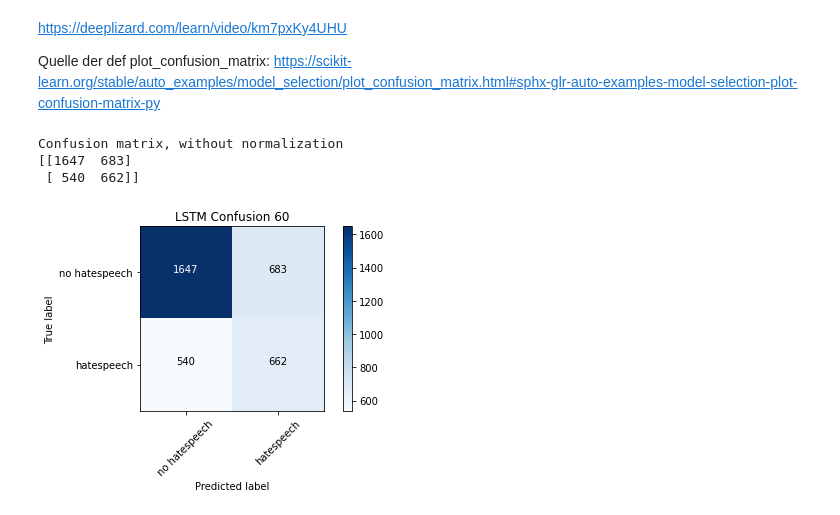
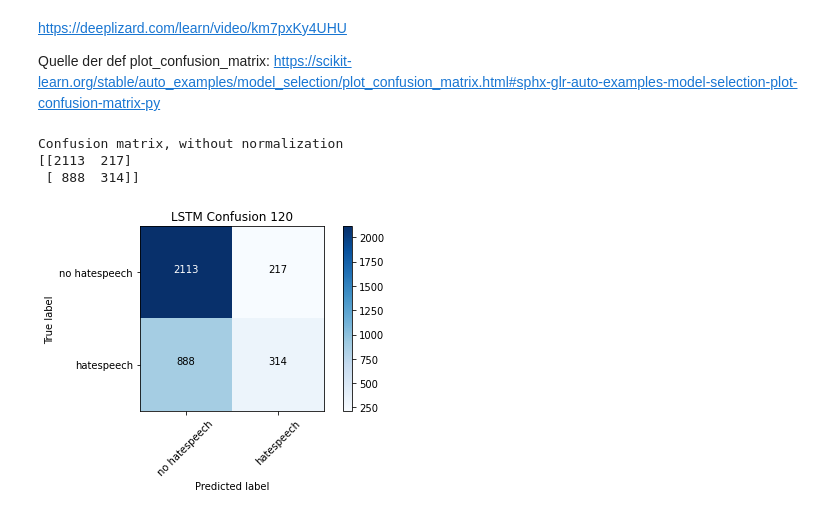
Before and after one commit to BiancaStadl/ProjektarbeitML, a Jupyter notebook: LSTM.ipynb, the cells around one changed output. Saved outputs shown, nothing was run; the diff lists cells and outputs as text; code cells hidden in the pictures.

Commit message:
LSTM16052112, f1 correct

```diff
--- a/LSTM.ipynb
+++ b/LSTM.ipynb
@@ -421,6 +421,6 @@ training_epochs = 30
 batch_size = 40
 validation_split=0.2
 # %%
-LSTM16052111.fit(nppadded_training, nptraining_labels, batch_size=batch_size, epochs=training_epochs, validation_split=validation_split, callbacks=[callbackForTB])
+LSTM16052112.fit(nppadded_training, nptraining_labels, batch_size=batch_size, epochs=training_epochs, validation_split=validation_split, callbacks=[callbackForTB])
 # %% [output]
 Epoch 1/30
@@ -461,3 +461,3 @@ metrics_f1) = LSTM16052111.evaluate(nppadded_testing, nptesting_labels, verbose=
 # %%
-LSTM_predict11 = LSTM16052111.predict(x=nppadded_testing)
+LSTM_predict12 = LSTM16052112.predict(x=nppadded_testing)
 # %%
@@ -465,8 +465,8 @@ LSTM_predict11 = LSTM16052111.predict(x=nppadded_testing)
  # print(p)
 # %%
-prediction_rounded11 = np.round(LSTM_predict11)
+prediction_rounded12 = np.round(LSTM_predict12)
 
-#for p in prediction_rounded11:
+#for p in prediction_rounded12:
  # print(p)
 
 
@@ -516,13 +516,13 @@ def plot_confusion_matrix(cm, classes,
     plt.ylabel('True label')
     plt.xlabel('Predicted label')
 # %%
-cm = confusion_matrix(y_true=nptesting_labels, y_pred=prediction_rounded11)
+cm = confusion_matrix(y_true=nptesting_labels, y_pred=prediction_rounded12)
 # %%
 plot_labels = ['no hatespeech','hatespeech']
 # %%
-plot_confusion_matrix(cm=cm, classes=plot_labels, title='LSTM Confusion 60')
+plot_confusion_matrix(cm=cm, classes=plot_labels, title='LSTM Confusion 120')
 # %% [output]
 Confusion matrix, without normalization
-[[1647  683]
- [ 540  662]]
+[[2113  217]
+ [ 888  314]]
-[figure, old version]
+[figure, new version]
```
Also changed, not shown: parts of 6 cells of this notebook.
